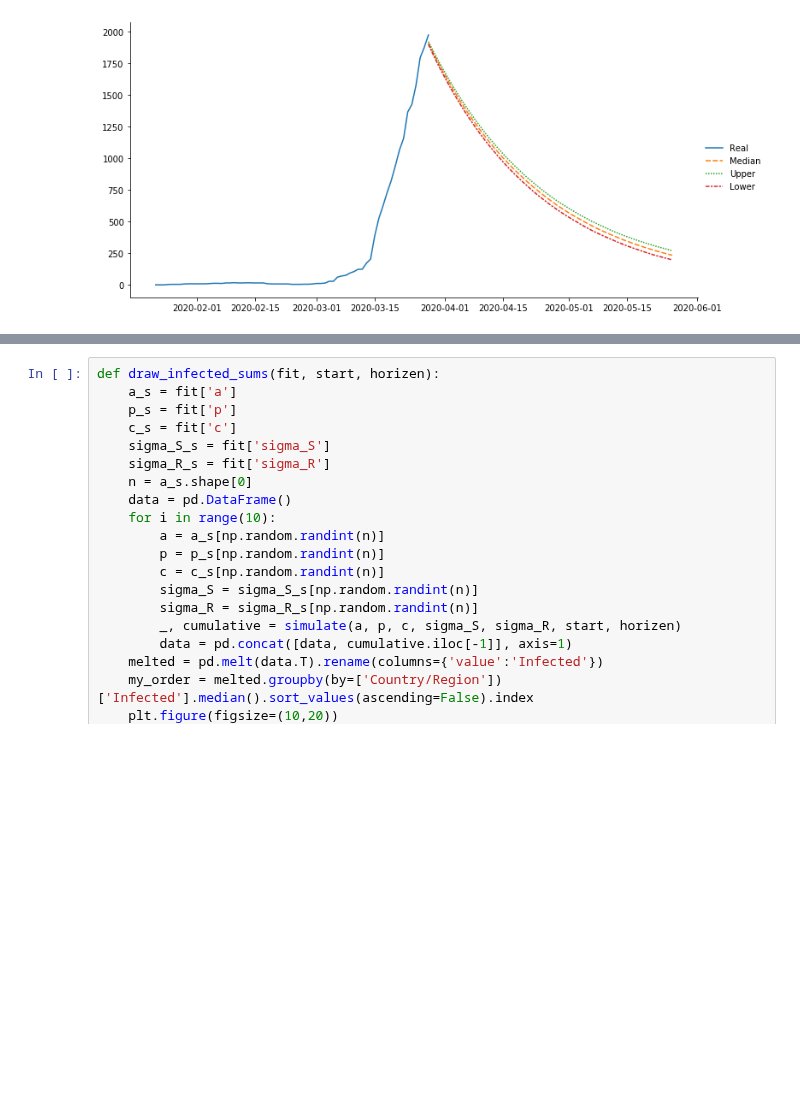
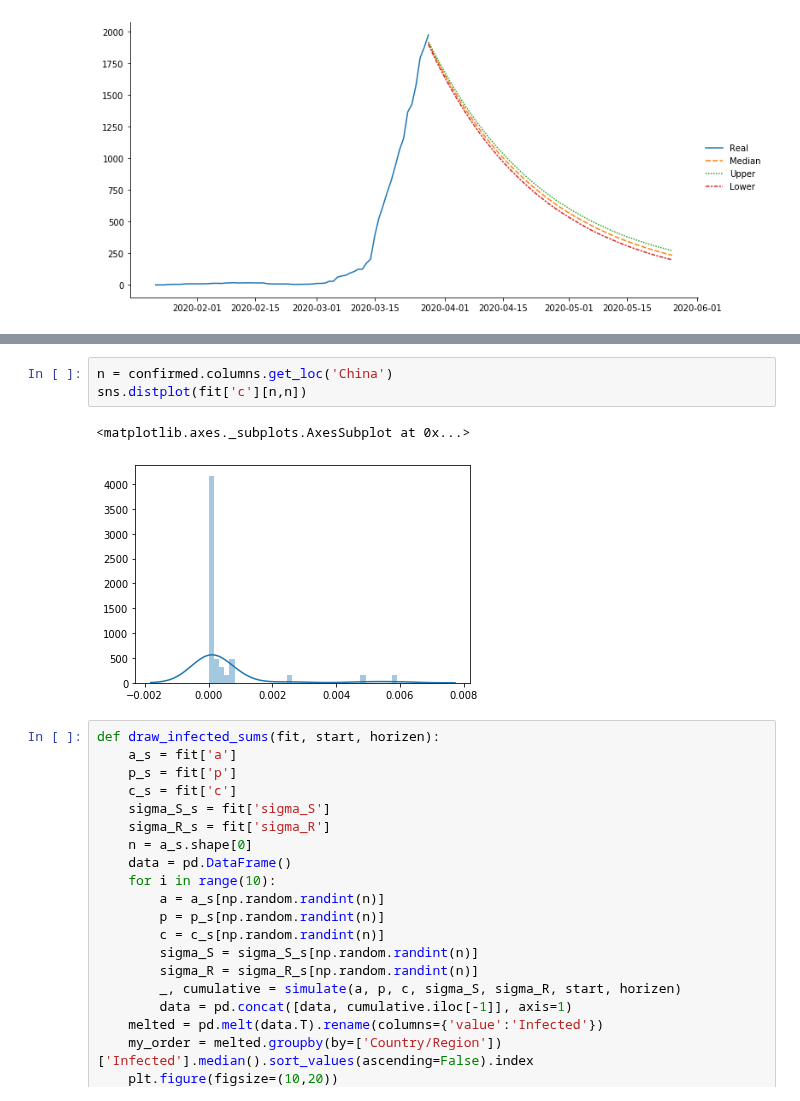
Before and after one commit to yoriyuki/COVID-19, a Jupyter notebook: prediction/COVID-19.ipynb, the cells around one changed output, grey strips where cells are left out. Saved outputs shown, nothing was run; the diff lists cells and outputs as text; blank space fills up the shorter version.

```diff
--- a/prediction/COVID-19.ipynb
+++ b/prediction/COVID-19.ipynb
@@ -284,3 +290,9 @@ fit['c'].mean(axis=0)[5,5]
+# %%
+n = confirmed.columns.get_loc('China')
+sns.distplot(fit['c'][n,n])
+# %% [output]
+<matplotlib.axes._subplots.AxesSubplot at 0x...>
+[figure, added]
 # %%
 def draw_infected_sums(fit, start, horizen):
     a_s = fit['a']
```
Also changed, not shown: parts of 3 cells of this notebook.
